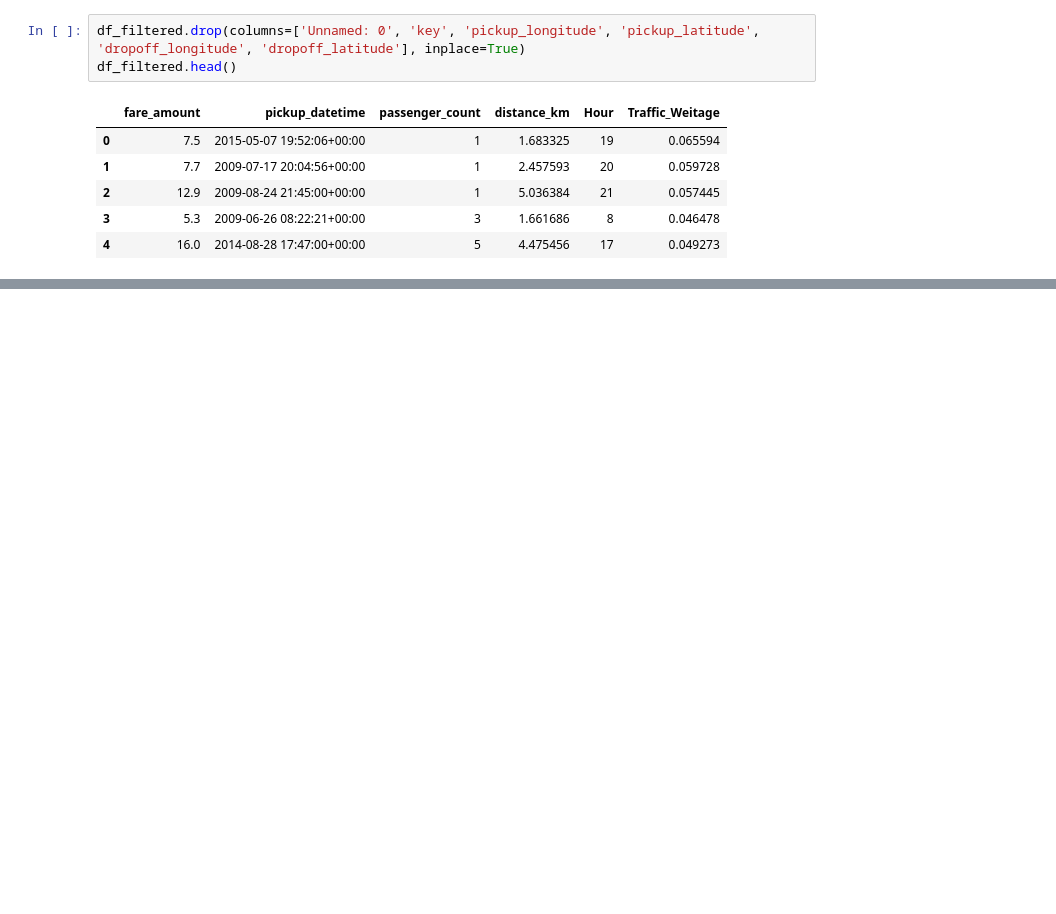
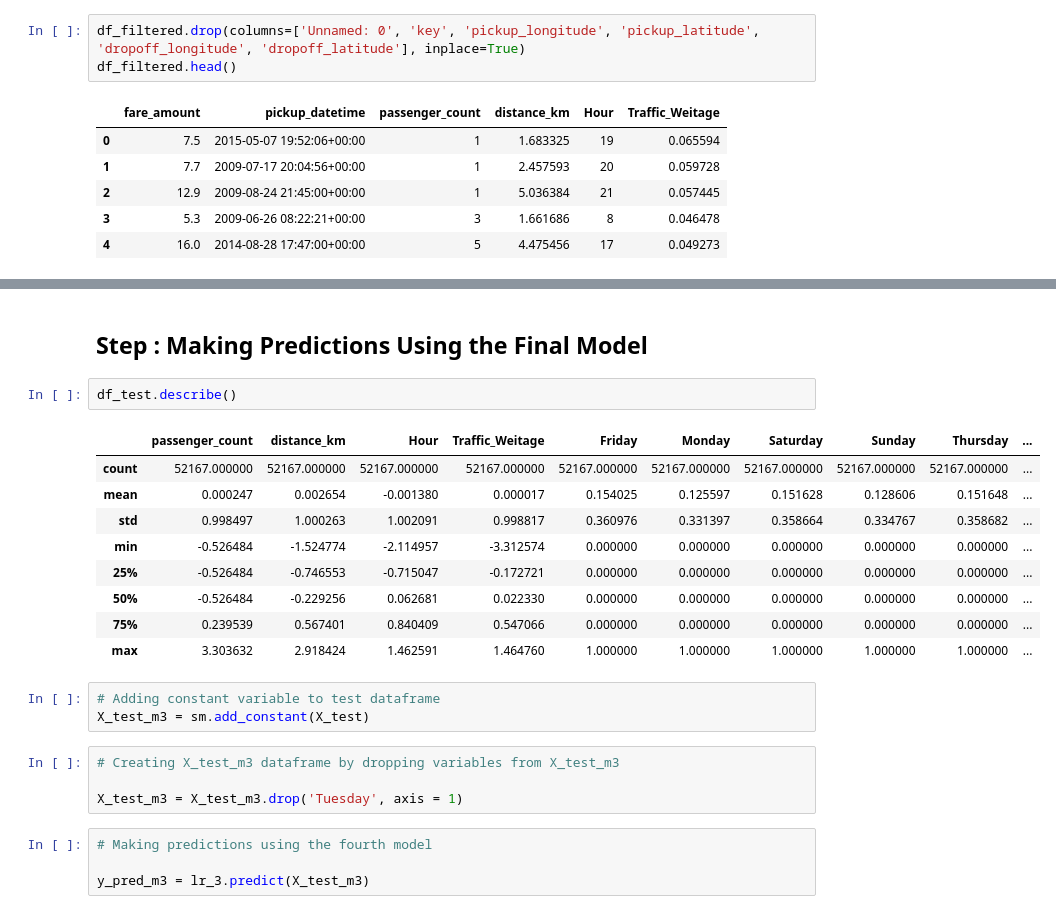
Before and after one commit to diganthrai/uber_fare_price, a Jupyter notebook: uber model.ipynb, the cells around one changed output, grey strips where cells are left out. Saved outputs shown, nothing was run; the diff lists cells and outputs as text; blank space fills up the shorter version.

```diff
--- a/uber model.ipynb
+++ b/uber model.ipynb
@@ -619,0 +688,25 @@ strong multicollinearity problems or that the design matrix is singular.
+# %% [markdown]
+## Step : Making Predictions Using the Final Model
+# %%
+df_test.describe()
+# %% [output]
+|  | passenger_count | distance_km | Hour | Traffic_Weitage | Friday | Monday | Saturday | Sunday | Thursday | ... |
+| count | 52167.000000 | 52167.000000 | 52167.000000 | 52167.000000 | 52167.000000 | 52167.000000 | 52167.000000 | 52167.000000 | 52167.000000 | ... |
+| mean | 0.000247 | 0.002654 | -0.001380 | 0.000017 | 0.154025 | 0.125597 | 0.151628 | 0.128606 | 0.151648 | ... |
+| std | 0.998497 | 1.000263 | 1.002091 | 0.998817 | 0.360976 | 0.331397 | 0.358664 | 0.334767 | 0.358682 | ... |
+| min | -0.526484 | -1.524774 | -2.114957 | -3.312574 | 0.000000 | 0.000000 | 0.000000 | 0.000000 | 0.000000 | ... |
+| 25% | -0.526484 | -0.746553 | -0.715047 | -0.172721 | 0.000000 | 0.000000 | 0.000000 | 0.000000 | 0.000000 | ... |
+| 50% | -0.526484 | -0.229256 | 0.062681 | 0.022330 | 0.000000 | 0.000000 | 0.000000 | 0.000000 | 0.000000 | ... |
+| 75% | 0.239539 | 0.567401 | 0.840409 | 0.547066 | 0.000000 | 0.000000 | 0.000000 | 0.000000 | 0.000000 | ... |
+| max | 3.303632 | 2.918424 | 1.462591 | 1.464760 | 1.000000 | 1.000000 | 1.000000 | 1.000000 | 1.000000 | ... |
+# %%
+# Adding constant variable to test dataframe
+X_test_m3 = sm.add_constant(X_test)
+# %%
+# Creating X_test_m3 dataframe by dropping variables from X_test_m3
+
+X_test_m3 = X_test_m3.drop('Tuesday', axis = 1)
+# %%
+# Making predictions using the fourth model
+
+y_pred_m3 = lr_3.predict(X_test_m3)
```
Also changed, not shown: parts of 66 cells of this notebook.
